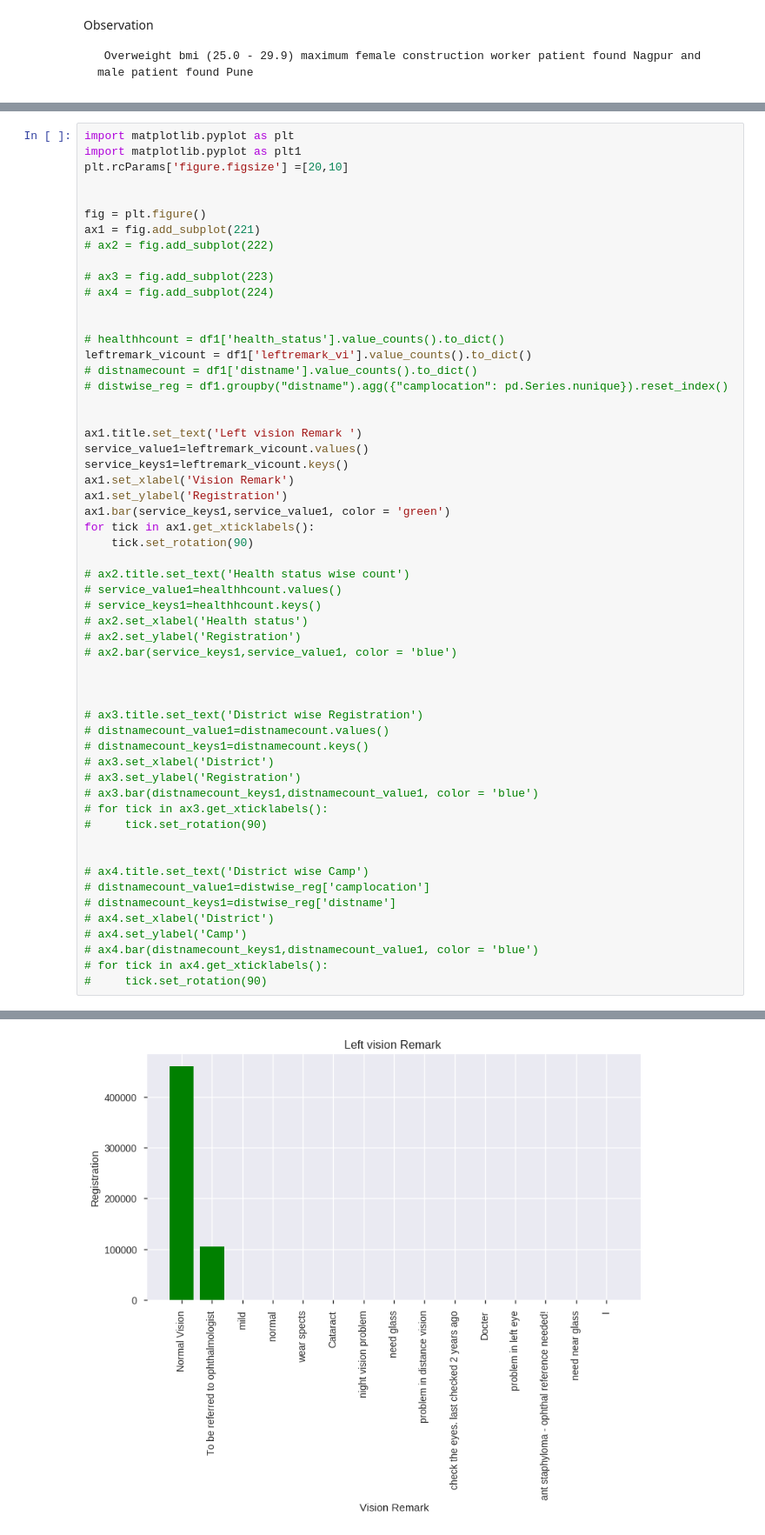
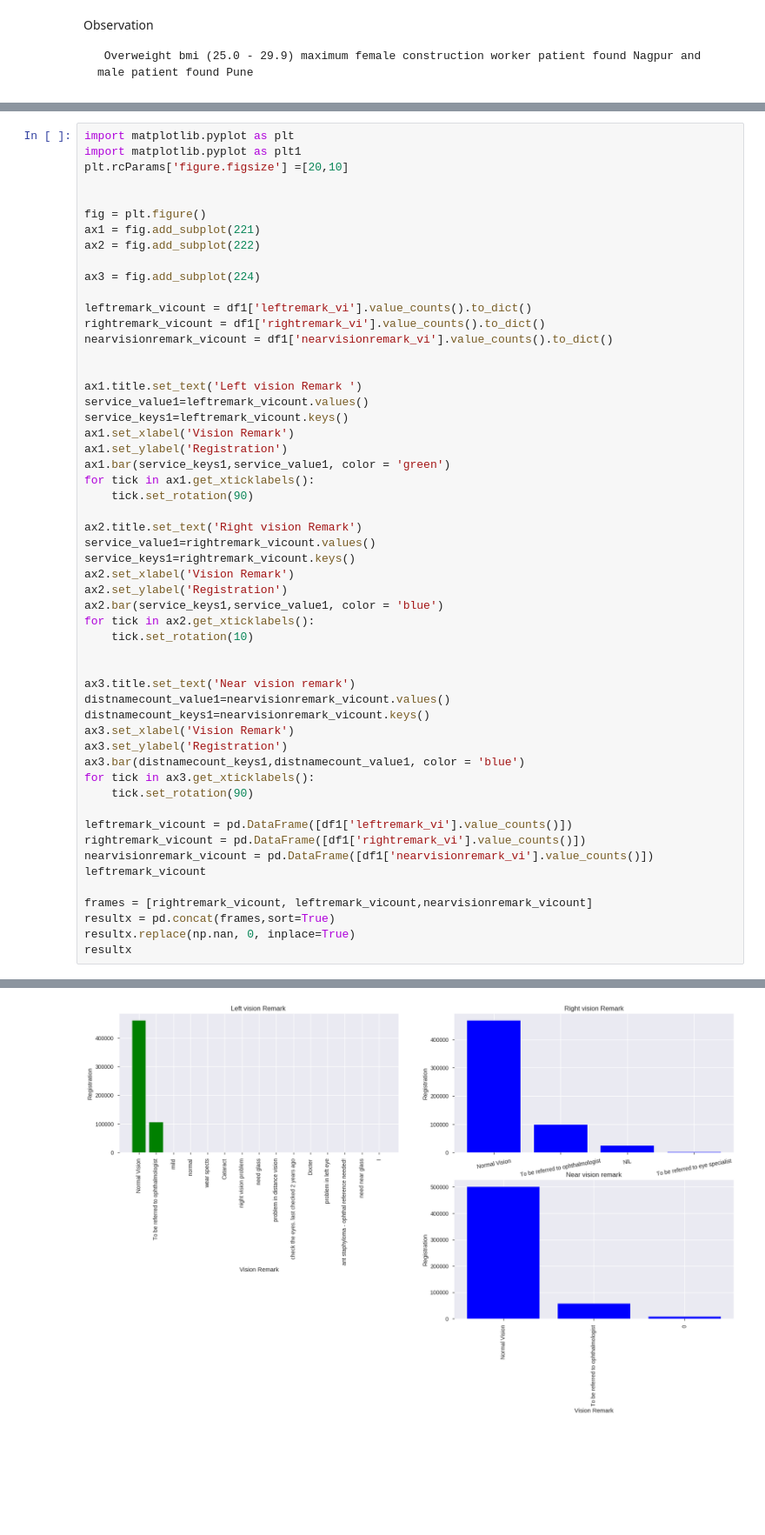
Before and after one commit to dharmendra-chouhan/s2datascience, a Jupyter notebook: Extracted_Construction_Worker_Patient_Details_Files.ipynb, the cells around one changed output, grey strips where cells are left out. Shown at 87% size. Cells and saved outputs as stored; diff of their text form; blank space fills up the shorter version.

```diff
--- a/Extracted_Construction_Worker_Patient_Details_Files.ipynb
+++ b/Extracted_Construction_Worker_Patient_Details_Files.ipynb
@@ -1152,16 +1156,13 @@ plt.rcParams['figure.figsize'] =[20,10]
 
 fig = plt.figure()
 ax1 = fig.add_subplot(221)
-# ax2 = fig.add_subplot(222)
+ax2 = fig.add_subplot(222)
 
-# ax3 = fig.add_subplot(223)
-# ax4 = fig.add_subplot(224)
+ax3 = fig.add_subplot(224)
 
-
-# healthhcount = df1['health_status'].value_counts().to_dict()
 leftremark_vicount = df1['leftremark_vi'].value_counts().to_dict()
-# distnamecount = df1['distname'].value_counts().to_dict()
-# distwise_reg = df1.groupby("distname").agg({"camplocation": pd.Series.nunique}).reset_index()
+rightremark_vicount = df1['rightremark_vi'].value_counts().to_dict()
+nearvisionremark_vicount = df1['nearvisionremark_vi'].value_counts().to_dict()
 
 
 ax1.title.set_text('Left vision Remark ')
@@ -1173,31 +1174,32 @@ ax1.bar(service_keys1,service_value1, color = 'green')
 for tick in ax1.get_xticklabels():
     tick.set_rotation(90)
 
-# ax2.title.set_text('Health status wise count')
-# service_value1=healthhcount.values()
-# service_keys1=healthhcount.keys()
-# ax2.set_xlabel('Health status')
-# ax2.set_ylabel('Registration')
-# ax2.bar(service_keys1,service_value1, color = 'blue')
+ax2.title.set_text('Right vision Remark')
+service_value1=rightremark_vicount.values()
+service_keys1=rightremark_vicount.keys()
+ax2.set_xlabel('Vision Remark')
+ax2.set_ylabel('Registration')
+ax2.bar(service_keys1,service_value1, color = 'blue')
+for tick in ax2.get_xticklabels():
+    tick.set_rotation(10)
 
 
+ax3.title.set_text('Near vision remark')
+distnamecount_value1=nearvisionremark_vicount.values()
+distnamecount_keys1=nearvisionremark_vicount.keys()
+ax3.set_xlabel('Vision Remark')
+ax3.set_ylabel('Registration')
+ax3.bar(distnamecount_keys1,distnamecount_value1, color = 'blue')
+for tick in ax3.get_xticklabels():
+    tick.set_rotation(90)
 
-# ax3.title.set_text('District wise Registration')
-# distnamecount_value1=distnamecount.values()
-# distnamecount_keys1=distnamecount.keys()
-# ax3.set_xlabel('District')
-# ax3.set_ylabel('Registration')
-# ax3.bar(distnamecount_keys1,distnamecount_value1, color = 'blue')
-# for tick in ax3.get_xticklabels():
-#     tick.set_rotation(90)
+leftremark_vicount = pd.DataFrame([df1['leftremark_vi'].value_counts()])
+rightremark_vicount = pd.DataFrame([df1['rightremark_vi'].value_counts()])
+nearvisionremark_vicount = pd.DataFrame([df1['nearvisionremark_vi'].value_counts()])
+leftremark_vicount
 
-
-# ax4.title.set_text('District wise Camp')
-# distnamecount_value1=distwise_reg['camplocation']
-# distnamecount_keys1=distwise_reg['distname']
-# ax4.set_xlabel('District')
-# ax4.set_ylabel('Camp')
-# ax4.bar(distnamecount_keys1,distnamecount_value1, color = 'blue')
-# for tick in ax4.get_xticklabels():
-#     tick.set_rotation(90)
+frames = [rightremark_vicount, leftremark_vicount,nearvisionremark_vicount]
+resultx = pd.concat(frames,sort=True)
+resultx.replace(np.nan, 0, inplace=True)
+resultx
 # %% [output]
@@ -1204 +1210 @@ for tick in ax1.get_xticklabels():
-[figure, old version]
+[figure, new version]
```
Also changed, not shown: parts of 3 cells of this notebook.
